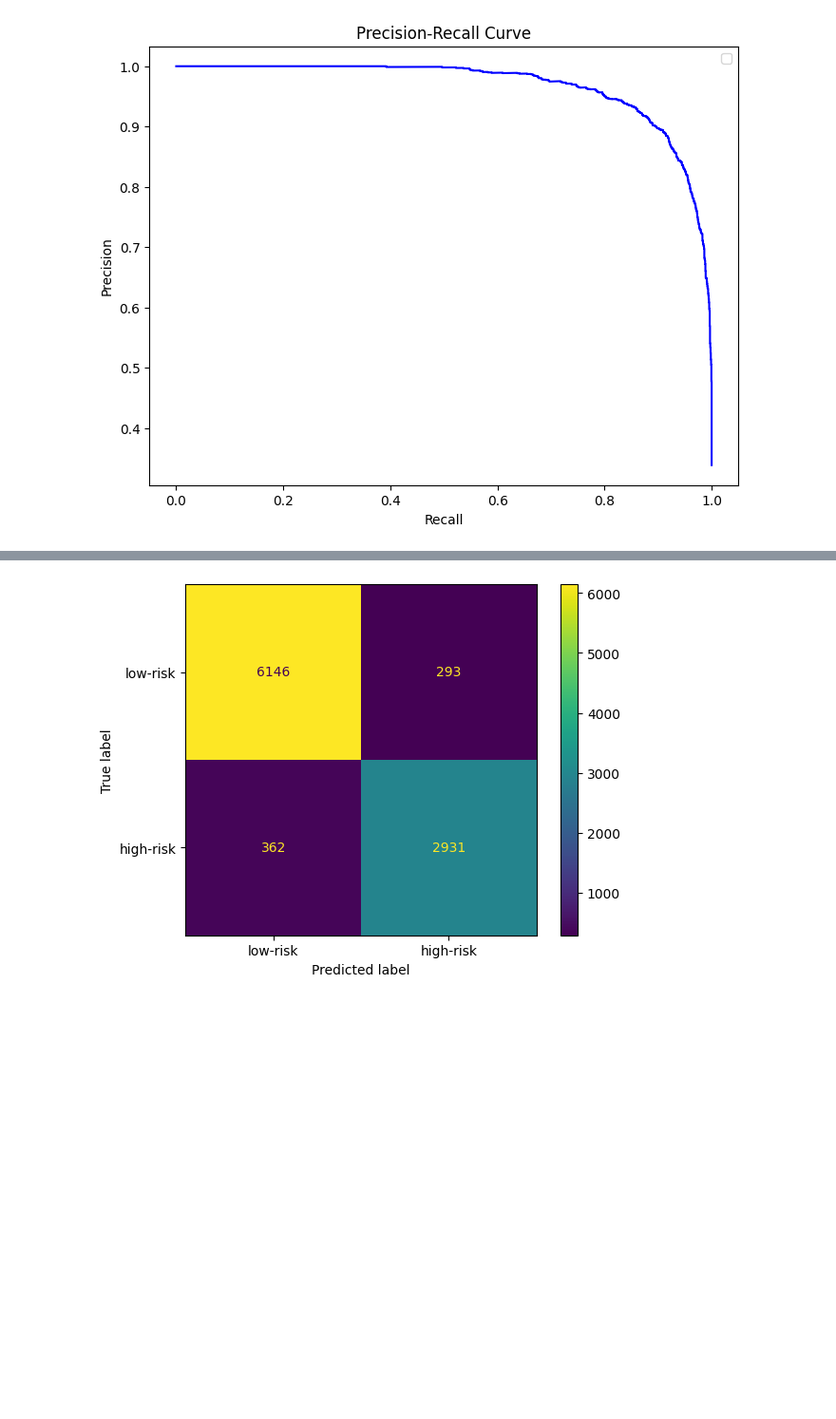
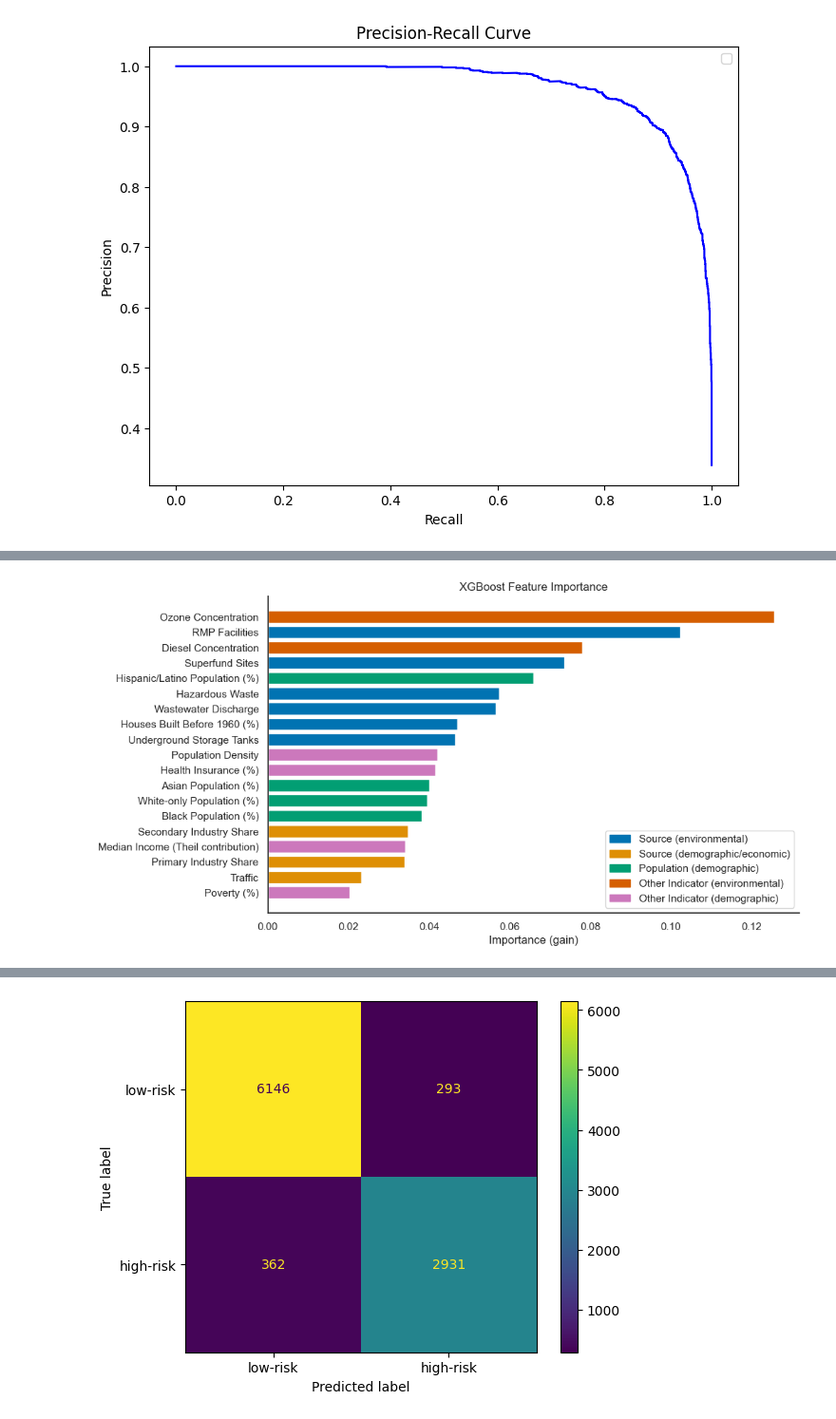
Before and after one commit to braeden-reinoso/Air-Toxin-Risk-in-Marginalized-Communities, a Jupyter notebook: Models/XGBoost/xgboost.ipynb, the cells around one changed output, grey strips where cells are left out. Shown at 95% size. Saved outputs shown, nothing was run; the diff lists cells and outputs as text; code cells hidden in the pictures; blank space fills up the shorter version.

Commit message:
added other xgboost models

```diff
--- a/Models/XGBoost/xgboost.ipynb
+++ b/Models/XGBoost/xgboost.ipynb
@@ -25,7 +17,7 @@ pd.set_option('display.max_columns', None)
 # loading csv, choosing variables, checking for null values
 
 df = pd.read_csv('../../data/census_epa_theil_cleaned.csv')
-df = df = df[[
+df = df[[
     'pct_pop_white_only',
     'pct_pop_black',
     'pct_pop_asian',
@@ -424,0 +390,93 @@ plt.show()
+# %%
+# computing feature importance to see what variables our model thinks are important
+
+# setting style, colors, and labels via dicts to make the plot more readable
+sns.set(style="white")
+
+df_features = df.drop(['PM25', 'PM25_high'], axis=1)
+
+df_columns = df_features.columns.tolist()
+feature_importance = best_model.feature_importances_
+
+colors = sns.color_palette("colorblind", n_colors=5)
+
+color_dict = {
+    'Source (environmental)' : colors[0],
+    'Source (demographic/economic)' : colors[1],
+    'Population (demographic)' : colors[2],
+    'Other Indicator (environmental)' : colors[3],
+    'Other Indicator (demographic)' : colors[4],
+}
+
+feature_group_dict = {
+    'pct_pop_white_only' : 'Population (demographic)',
+    'pct_pop_black' : 'Population (demographic)',
+    'pct_pop_asian' : 'Population (demographic)',
+    'pct_pop_hispanic_latino_any' : 'Population (demographic)',
+    'pop_density' : 'Other Indicator (demographic)',
+    'prim_ind_share' : 'Source (demographic/economic)',
+    'sec_ind_share' : 'Source (demographic/economic)',
+    'poverty_pct' : 'Other Indicator (demographic)',
+    'theil_income_median' : 'Other Indicator (demographic)',
+    'health_ins_pct' : 'Other Indicator (demographic)',
+    'OZONE' : 'Other Indicator (environmental)',
+    'DSLPM' : 'Other Indicator (environmental)',
+    'PTRAF' : 'Source (demographic/economic)',
+    'PRE1960PCT' : 'Source (environmental)',
+    'PNPL' : 'Source (environmental)',
+    'PRMP' : 'Source (environmental)',
+    'PTSDF' : 'Source (environmental)',
+    'UST' : 'Source (environmental)',
+    'PWDIS' : 'Source (environmental)'
+}
+
+label_dict ={
+    'pct_pop_white_only' : 'White-only Population (%)',
+    'pct_pop_black' : 'Black Population (%)',
+    'pct_pop_asian' : 'Asian Population (%)',
+    'pct_pop_hispanic_latino_any' : 'Hispanic/Latino Population (%)',
+    'pop_density' : 'Population Density',
+    'prim_ind_share' : 'Primary Industry Share',
+    'sec_ind_share' : 'Secondary Industry Share',
+    'poverty_pct' : 'Poverty (%)',
+    'theil_income_median' : 'Median Income (Theil contribution)',
+    'health_ins_pct' : 'Health Insurance (%)',
+    'OZONE' : 'Ozone Concentration',
+    'DSLPM' : 'Diesel Concentration',
+    'PTRAF' : 'Traffic',
+    'PRE1960PCT' : 'Houses Built Before 1960 (%)',
+    'PNPL' : 'Superfund Sites',
+    'PRMP' : 'RMP Facilities',
+    'PTSDF' : 'Hazardous Waste',
+    'UST' : 'Underground Storage Tanks',
+    'PWDIS' : 'Wastewater Discharge'
+}
+
+# sorting the features
+df_features = df.drop(['PM25', 'PM25_high'], axis=1)
+
+df_columns = df_features.columns.tolist()
+feature_importance = best_model.feature_importances_
+
+importance_indices_sorted = np.argsort(feature_importance)
+
+df_columns_sorted = [df_columns[i] for i in importance_indices_sorted]
+feature_importance_sorted = feature_importance[importance_indices_sorted]
+
+# plotting
+plt.figure(figsize=(10, 6))
+bars = plt.barh(df_columns_sorted, feature_importance_sorted, color=[color_dict[feature_group_dict[col]] for col in df_columns_sorted])
+
+plt.yticks(df_columns_sorted, [label_dict[col] for col in df_columns_sorted])
+
+plt.xlabel('Importance (gain)')
+plt.title('XGBoost Feature Importance')
+
+legend_handles = [plt.Rectangle((0, 0), 1, 1, color=color_dict[group]) for group in color_dict.keys()]
+legend = plt.legend(legend_handles, color_dict.keys(), loc='lower right')
+legend.get_title().set_fontsize(12)
+
+sns.despine()
+plt.show()
+# %% [output]
+[figure, added]
```
Also changed, not shown: parts of 9 cells of this notebook, 7 other files.
